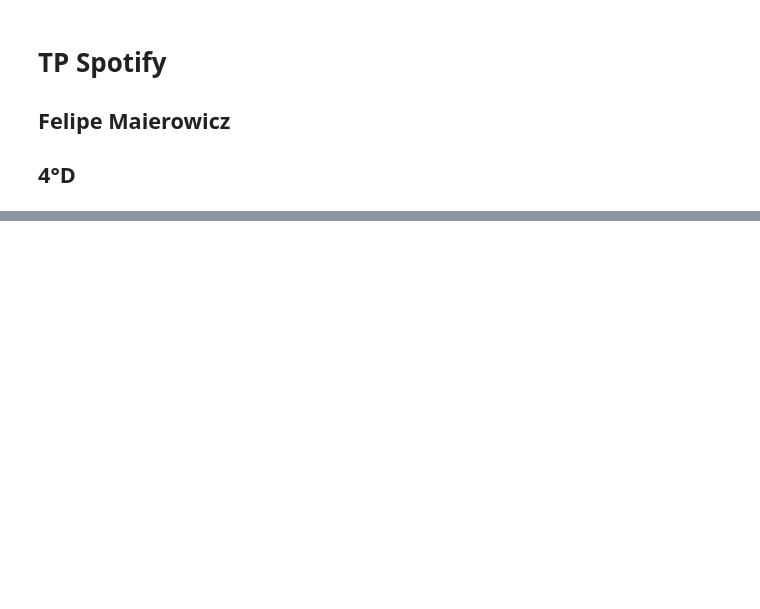
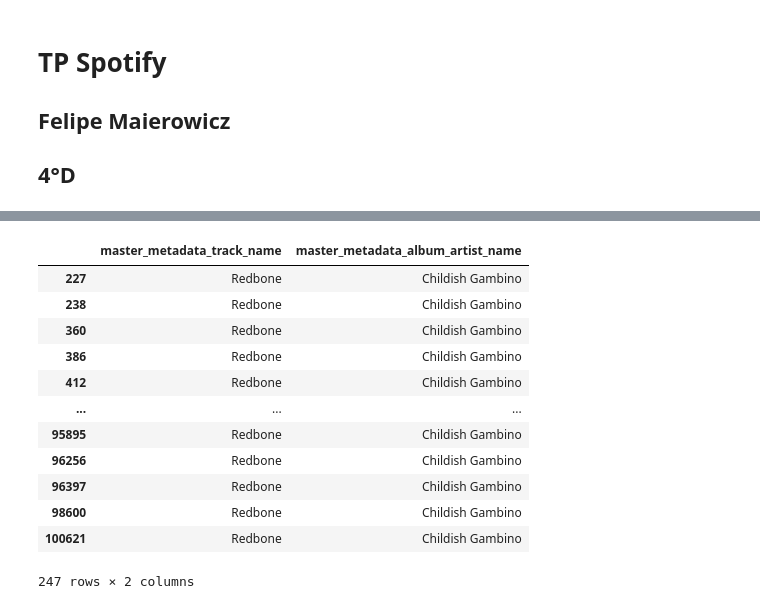
Before and after one commit to Skuerjuan/spotify_chona, a Jupyter notebook: main.ipynb, the cells around one changed output, grey strips where cells are left out. Saved outputs shown, nothing was run; the diff lists cells and outputs as text; code cells hidden in the pictures; blank space fills up the shorter version.

```diff
--- a/main.ipynb
+++ b/main.ipynb
@@ -64 +59,5 @@ Index(['ts', 'username', 'platform', 'ms_played', 'conn_country',
       dtype='object')
+# %%
+# Primer y última fecha
+dataset['ts'] = pd.to_datetime(dataset['ts'])
+print(dataset['ts'].min(), " - ", dataset['ts'].max())
@@ -64,0 +74,5 @@ Index(['ts', 'username', 'platform', 'ms_played', 'conn_country',
+# %%
+# Duración reproducciones
+
+time_spent_song = dataset.groupby('spotify_track_uri')['ms_played'].sum()
+time_spent_song.head()
@@ -64,0 +102,18 @@ Index(['ts', 'username', 'platform', 'ms_played', 'conn_country',
+# %%
+# canción más escuchada
+song_uri = time_spent_song.idxmax()
+dataset[dataset["spotify_track_uri"] == song_uri][["master_metadata_track_name", "master_metadata_album_artist_name"]]
+# %% [output]
+|  | master_metadata_track_name | master_metadata_album_artist_name |
+| 227 | Redbone | Childish Gambino |
+| 238 | Redbone | Childish Gambino |
+| 360 | Redbone | Childish Gambino |
+| 386 | Redbone | Childish Gambino |
+| 412 | Redbone | Childish Gambino |
+| ... | ... | ... |
+| 95895 | Redbone | Childish Gambino |
+| 96256 | Redbone | Childish Gambino |
+| 96397 | Redbone | Childish Gambino |
+| 98600 | Redbone | Childish Gambino |
+| 100621 | Redbone | Childish Gambino |
+247 rows × 2 columns
```
Also changed, not shown: parts of 6 cells of this notebook.
